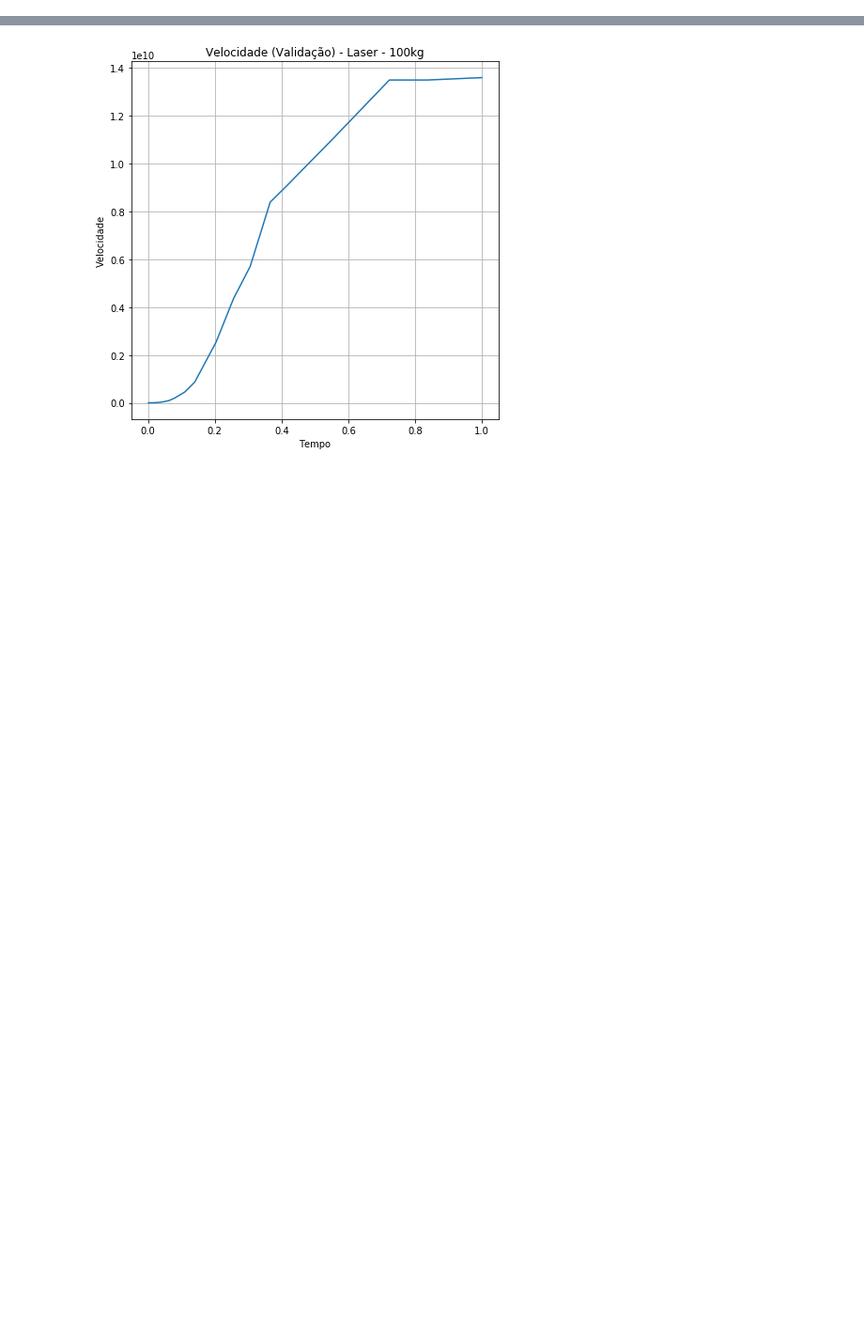
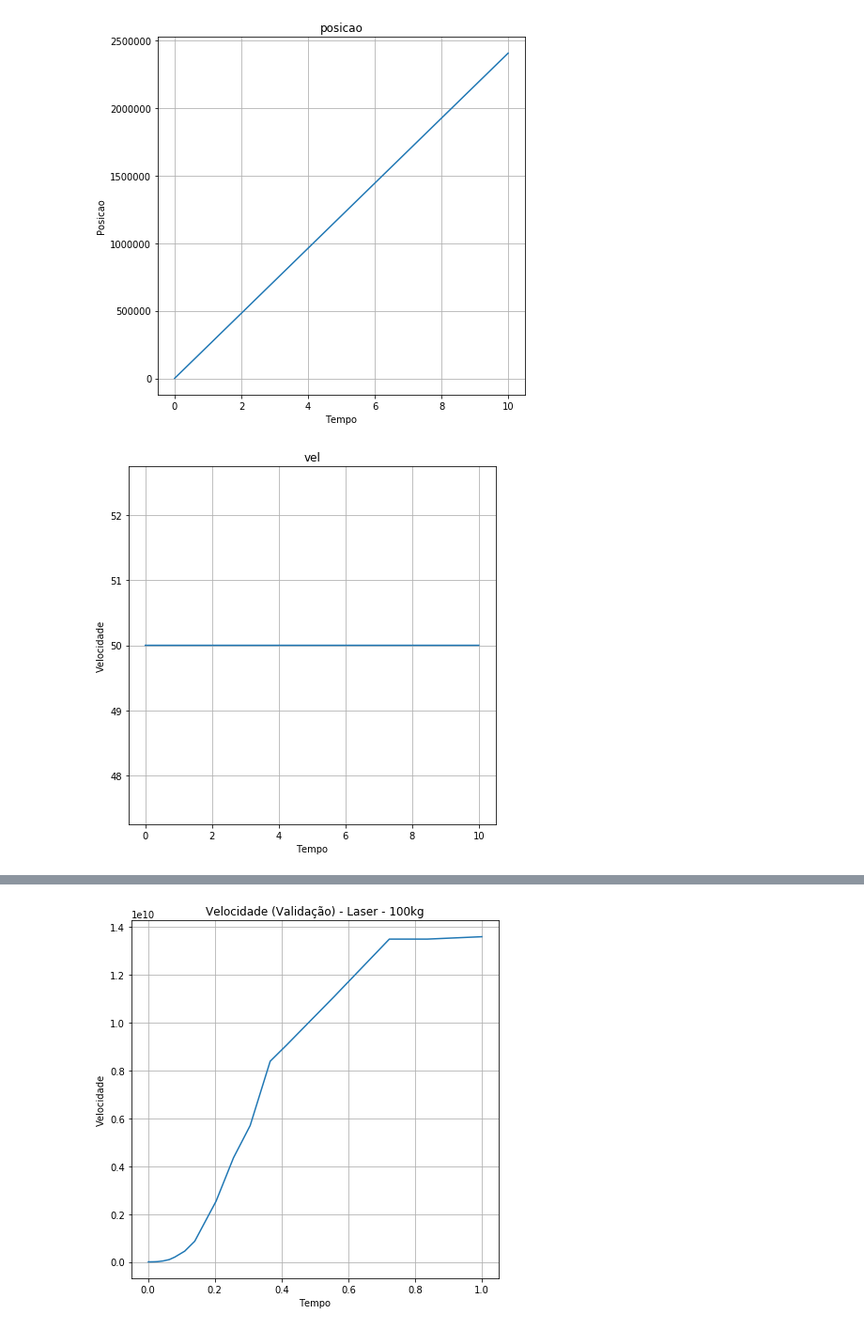
Before and after one commit to 4rfel/Projeto-3---ModSin, a Jupyter notebook: Vela Solar.ipynb, the cells around one changed output, grey strips where cells are left out. Shown at 94% size. Drawn from its saved outputs; the diff is of its cells as text; code cells hidden in the pictures; blank space fills up the shorter version.

```diff
--- a/Vela Solar.ipynb
+++ b/Vela Solar.ipynb
@@ -80,28 +81,31 @@ plt.show()
 # %%
-l=14
+lado=14
 listaTempo2=np.arange(0,5,0.05)
 resp = odeint(oi_amanda, ci, listaTempo)
 
 plt.figure(figsize=(7,7))
 plt.plot(listaTempo, resp[:,0])
 plt.xlabel('Tempo')
 plt.ylabel('Posicao')
 plt.title('posicao')
 plt.grid(True)
 plt.show()
 
 plt.figure(figsize=(7,7))
 plt.plot(listaTempo, resp[:,1])
 plt.xlabel('Tempo')
 plt.ylabel('Velocidade')
 plt.title('vel')
 plt.grid(True)
 plt.show()
 
 plt.figure(figsize=(7,7))
-plt.plot(listaTempo, aceleracao)
+plt.plot(range(len(aceleracao)), aceleracao)
 plt.xlabel('Tempo')
 plt.ylabel('Aceleração')
 plt.title('a')
 plt.grid(True)
 plt.show()
+# %% [output]
+[figure, added]
+[figure, added]
```
Also changed, not shown: parts of 3 cells of this notebook.
